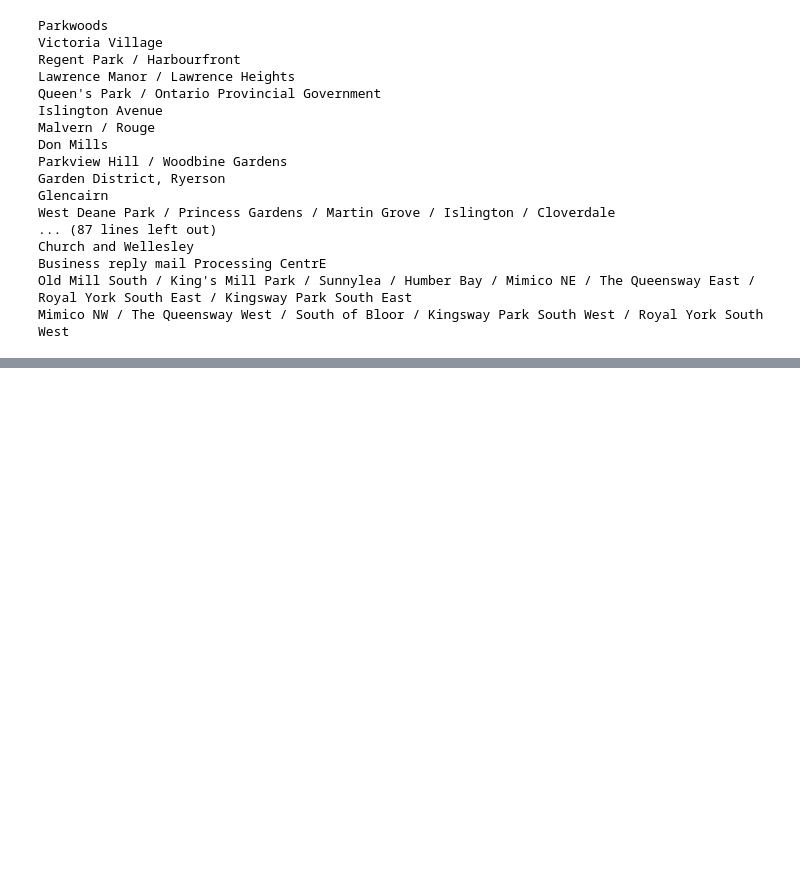
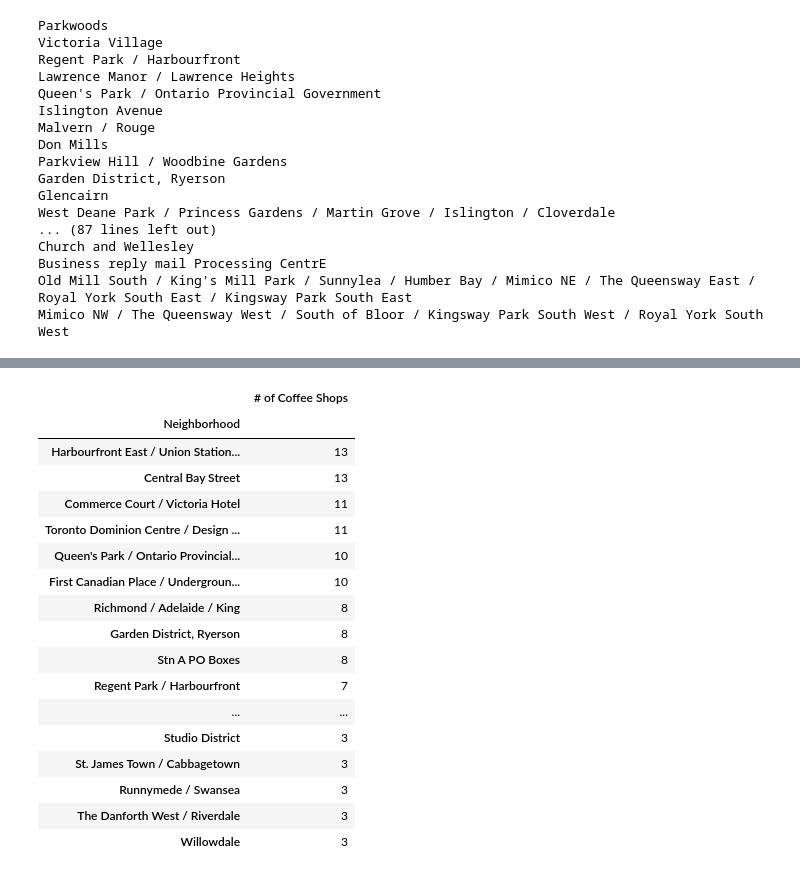
Before and after one commit to byronllee/Capstone-Project-Notebook-Repository, a Jupyter notebook: Capstone Final Project - Toronto Coffee Shops.ipynb, the cells around one changed output, grey strips where cells are left out. Saved outputs shown, nothing was run; the diff lists cells and outputs as text; code cells hidden in the pictures; blank space fills up the shorter version.

Commit message:
Published from Watson Studio.

```diff
--- a/Capstone Final Project - Toronto Coffee Shops.ipynb
+++ b/Capstone Final Project - Toronto Coffee Shops.ipynb
@@ -286,0 +309,22 @@ coffee_count
+# %%
+coffee_count_top20 = coffee_count.head(20)
+coffee_count_top20
+# %% [output]
+|  | # of Coffee Shops |
+| Neighborhood |  |
+| Harbourfront East / Union Station... | 13 |
+| Central Bay Street | 13 |
+| Commerce Court / Victoria Hotel | 11 |
+| Toronto Dominion Centre / Design ... | 11 |
+| Queen's Park / Ontario Provincial... | 10 |
+| First Canadian Place / Undergroun... | 10 |
+| Richmond / Adelaide / King | 8 |
+| Garden District, Ryerson | 8 |
+| Stn A PO Boxes | 8 |
+| Regent Park / Harbourfront | 7 |
+| ... | ... |
+| Studio District | 3 |
+| St. James Town / Cabbagetown | 3 |
+| Runnymede / Swansea | 3 |
+| The Danforth West / Riverdale | 3 |
+| Willowdale | 3 |
```
Also changed, not shown: parts of 8 cells of this notebook.
